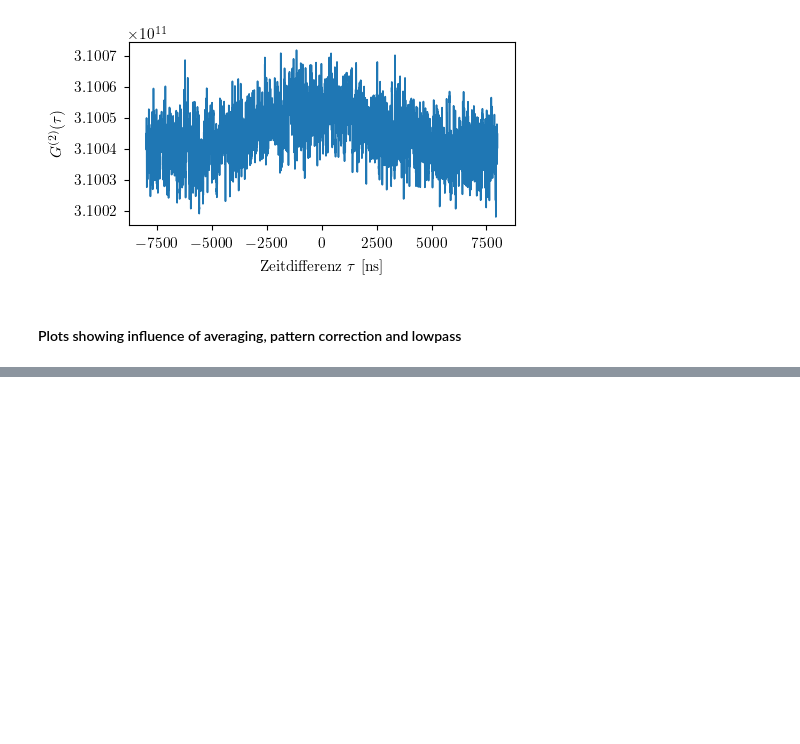
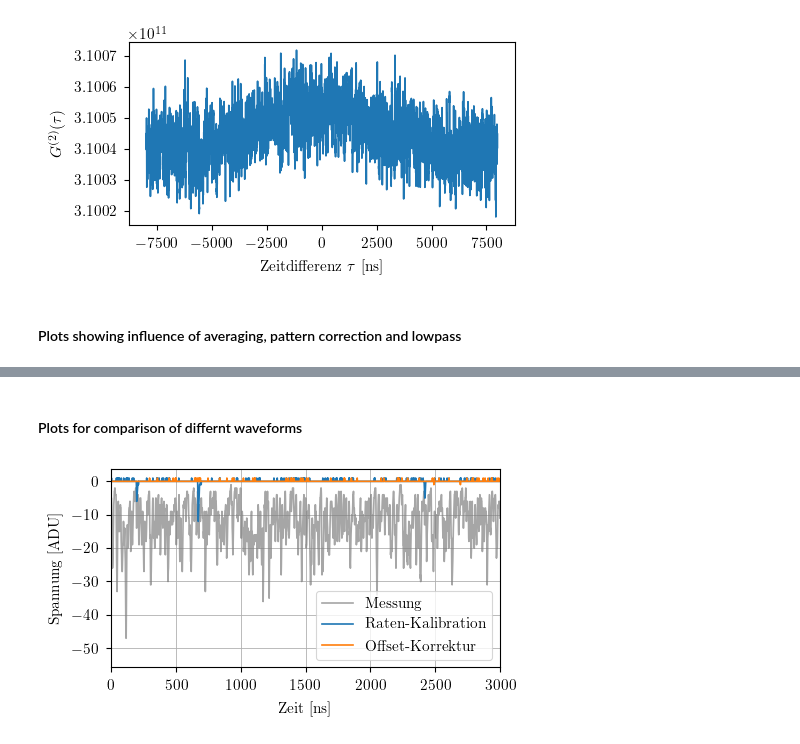
Before and after one commit to SteWey0/Bachelorarbeit, a Jupyter notebook: data_aquis_plots.ipynb, the cells around one changed output, grey strips where cells are left out. Saved outputs shown, nothing was run; the diff lists cells and outputs as text; code cells hidden in the pictures; blank space fills up the shorter version.

```diff
--- a/data_aquis_plots.ipynb
+++ b/data_aquis_plots.ipynb
@@ -67,0 +104,17 @@ fig.savefig('latex/images/Datenaufnahme/G2_vs_g2.pdf', bbox_inches='tight')
+# %% [markdown]
+#### Plots for comparison of differnt waveforms
+# %%
+meas = np.load('D:/waveform.npy')
+calib = np.load('D:/calib.npy')
+off = np.load('D:/off.npy')
+fig,ax = plt.subplots()
+ax.plot(np.arange(0,10000)*1.6, meas, color='grey', label='Messung', alpha=0.7)
+ax.plot(np.arange(0,10000)*1.6, calib, color=cmap[0], label='Raten-Kalibration')
+ax.plot(np.arange(0,10000)*1.6, off, color=cmap[1], label='Offset-Korrektur')
+ax.set(xlabel='Zeit [ns]', ylabel='Spannung [ADU]', xlim=(0,3000))
+ax.grid()
+ax.legend()
+fig.tight_layout()
+fig.savefig('latex/images/Datenaufnahme/Kalibration.pdf', bbox_inches='tight')
+# %% [output]
+[figure, added]
```
Also changed, not shown: parts of 4 cells of this notebook, 36 other files.
